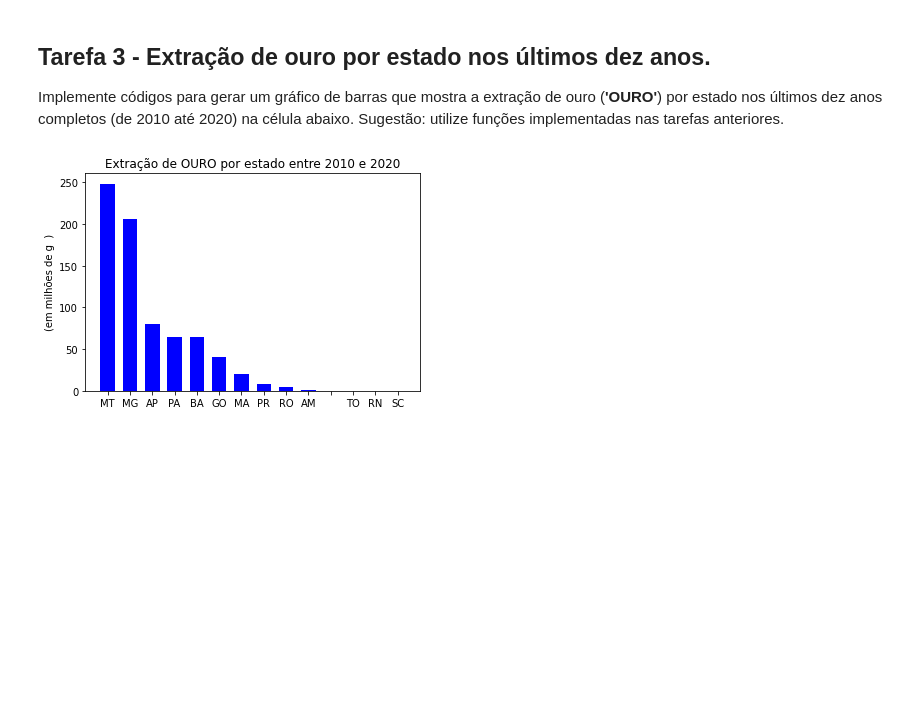
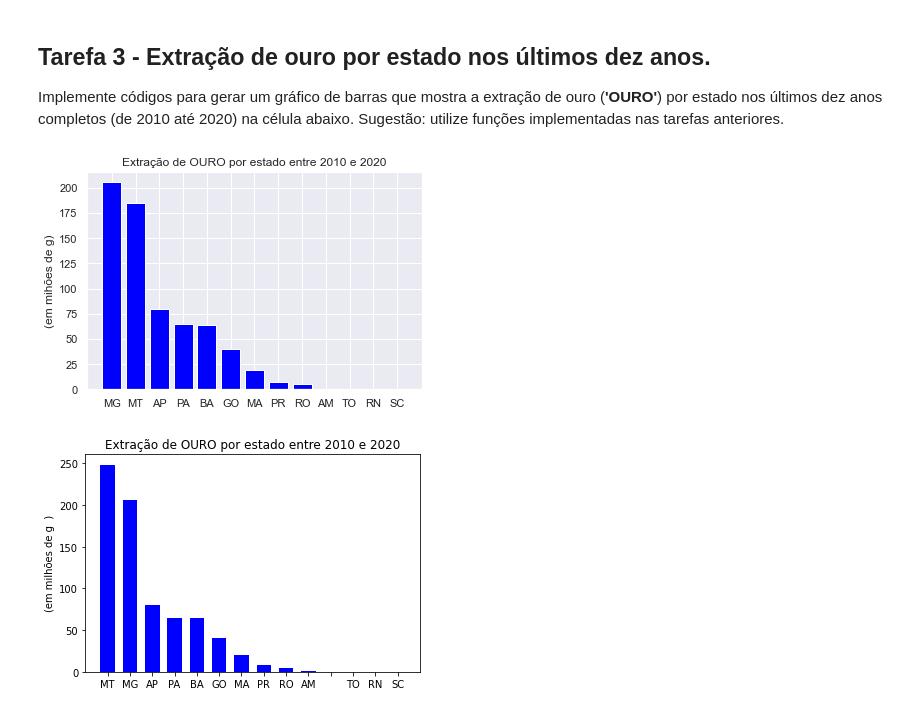
Before and after one commit to Steph7/codigos, a Jupyter notebook: PDC/Trabalho Final/ProjetoFinal2020_2.ipynb, the cells around one changed output. Saved outputs shown, nothing was run; the diff lists cells and outputs as text; code cells hidden in the pictures; blank space fills up the shorter version.

```diff
--- a/PDC/Trabalho Final/ProjetoFinal2020_2.ipynb
+++ b/PDC/Trabalho Final/ProjetoFinal2020_2.ipynb
@@ -117,6 +278,58 @@ Tarefa 3 - Extração de ouro por estado nos últimos dez anos.
 
 Implemente códigos para gerar um gráfico de barras que mostra a extração de ouro (**'OURO'**) por estado nos últimos dez anos completos (de 2010 até 2020) na célula abaixo.
 Sugestão: utilize funções implementadas nas tarefas anteriores.
+# %%
+import numpy as np
+import matplotlib
+import matplotlib.pyplot as plt
+import pandas as pd
+from collections import defaultdict
+
+dadosSelecionados = list()
+
+for linha in dados:
+    if(len(linha)) == 14:
+        dadosSelecionados.append(linha)
+
+nova_lista = list()
+
+d = defaultdict(lambda: 0)
+
+for linha in dadosSelecionados:
+    if linha[8] == 'OURO' and int(linha[0]) >= 2010 and int(linha[0]) <= 2020 and linha[9] != '':
+        nova_lista.append(linha)
+
+dadosCFEM = np.array(nova_lista)
+
+d = defaultdict(lambda: 0)
+
+for estado, unidade, quantidade in dadosCFEM[:, (9, 11, 12)]:
+    if(unidade == 'g  ') and (quantidade != ''):
+        d[estado] += float(quantidade.replace(",", ".")) / 1000000
+
+    if(unidade == 'kg ') and (quantidade != ''):
+        d[estado] += float(quantidade.replace(",", ".")) / 1000000000
+
+    # elif(quantidade != ''):
+    #     d[estado] += float(quantidade.replace(",", ".")) / 1000000
+
+estados = list(d.keys())
+quantidade = list(d.values())
+
+df = pd.DataFrame({"Estados": estados, "Quantidade": quantidade})
+df_sorted = df.sort_values("Quantidade", ascending=False)
+
+plt.bar('Estados', 'Quantidade', data=df_sorted, color='blue')
+
+
+plt.ylabel('(em mihões de g)')
+plt.title("Extração de OURO por estado entre 2010 e 2020")
+#plt.grid(True)
+fig = plt.gcf()
+fig.set_size_inches(6, 4)
+plt.show()
+# %% [output]
+[figure, added]
 # %%
 # Faça seu código da Tarefa 3 aqui
 # %% [output]
```
Also changed, not shown: parts of 7 cells of this notebook, 16 other files.
